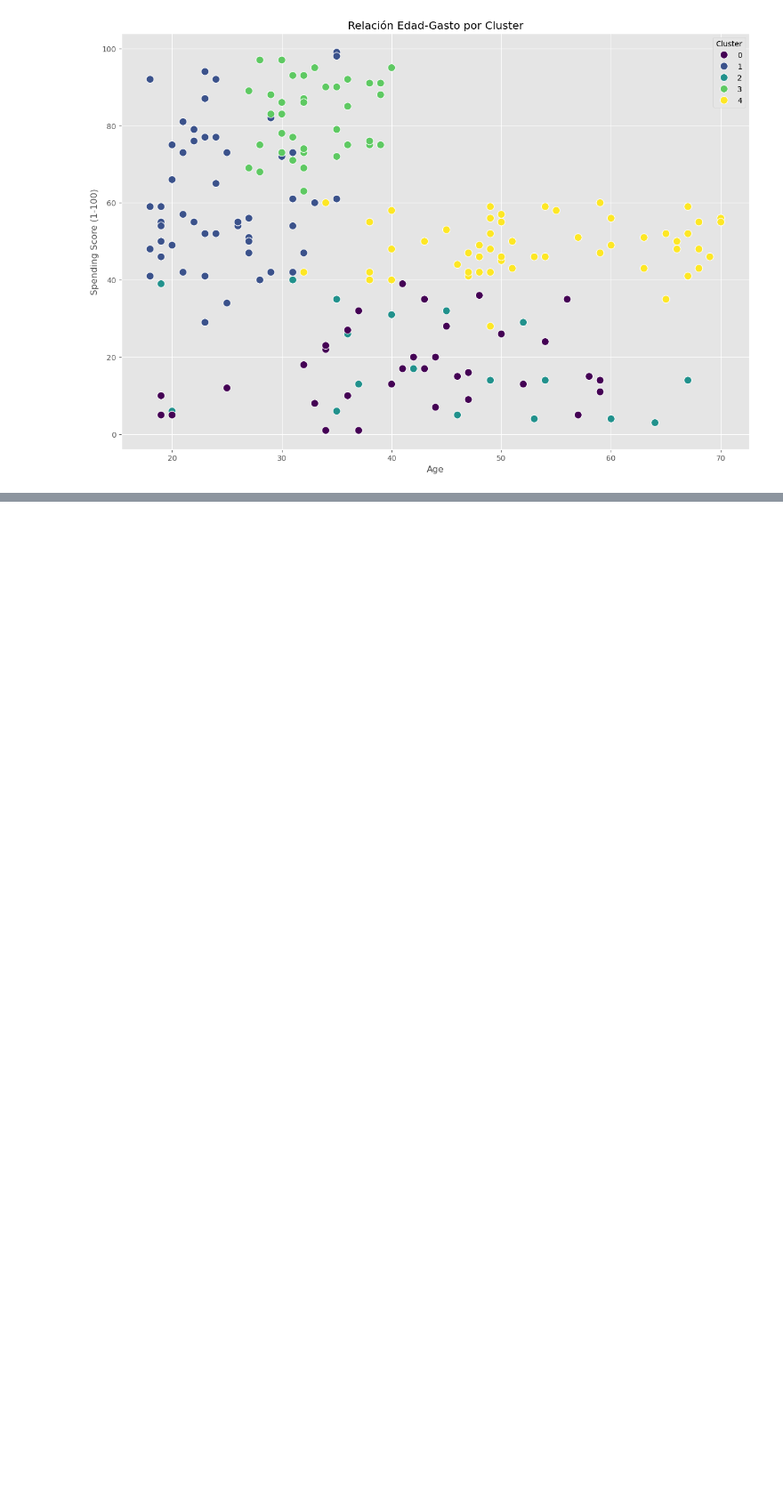
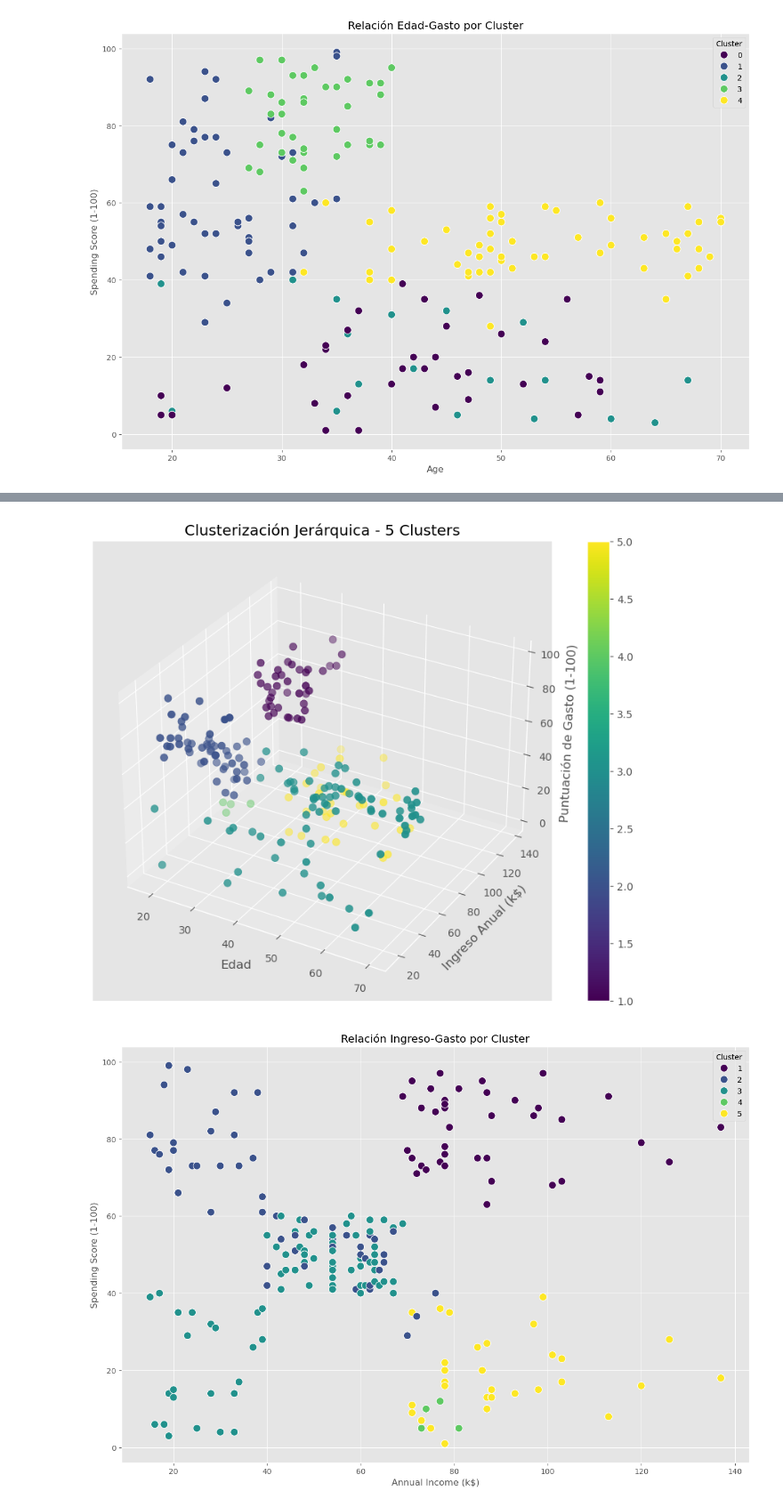
Before and after one commit to Statistical507/Mejor-clase-de-cl-ster, a Jupyter notebook: Code.ipynb, the cells around one changed output, grey strips where cells are left out. Shown at 89% size. Drawn from its saved outputs; the diff is of its cells as text; code cells hidden in the pictures; blank space fills up the shorter version.

```diff
--- a/Code.ipynb
+++ b/Code.ipynb
@@ -257,0 +387,40 @@ plt.show()
+# %%
+# 7. Clusterización final
+# Seleccionamos el número de clusters con el mayor coeficiente de silueta
+#optimal_clusters = np.argmax(silhouette_scores) + 2  # +2 porque empezamos desde 2
+
+# Aplicamos Agglomerative Clustering con los parámetros óptimos
+final_clustering = hierarchical_clustering_custom(X_scaled, n_clusters=5,
+                                         method='centroid')
+
+# Añadimos las etiquetas al dataframe original
+df['Cluster'] = final_clustering
+# %%
+# 8. Visualización de los clusters
+# Gráfico 3D de los clusters
+fig = plt.figure(figsize=(12, 8))
+ax = fig.add_subplot(111, projection='3d')
+scatter = ax.scatter(df['Age'], df['Annual Income (k$)'], df['Spending Score (1-100)'],
+                    c=df['Cluster'], cmap='viridis', s=50)
+ax.set_xlabel('Edad')
+ax.set_ylabel('Ingreso Anual (k$)')
+ax.set_zlabel('Puntuación de Gasto (1-100)')
+plt.title(f'Clusterización Jerárquica - 5 Clusters')
+plt.colorbar(scatter)
+plt.show()
+
+# Gráficos 2D por pares de variables
+plt.figure(figsize=(15, 10))
+sns.scatterplot(data=df, x='Annual Income (k$)', y='Spending Score (1-100)',
+                hue='Cluster', palette='viridis', s=100)
+plt.title('Relación Ingreso-Gasto por Cluster')
+plt.show()
+
+plt.figure(figsize=(15, 10))
+sns.scatterplot(data=df, x='Age', y='Spending Score (1-100)',
+                hue='Cluster', palette='viridis', s=100)
+plt.title('Relación Edad-Gasto por Cluster')
+plt.show()
+# %% [output]
+[figure, added]
+[figure, added]
```
Also changed, not shown: parts of 4 cells of this notebook.
